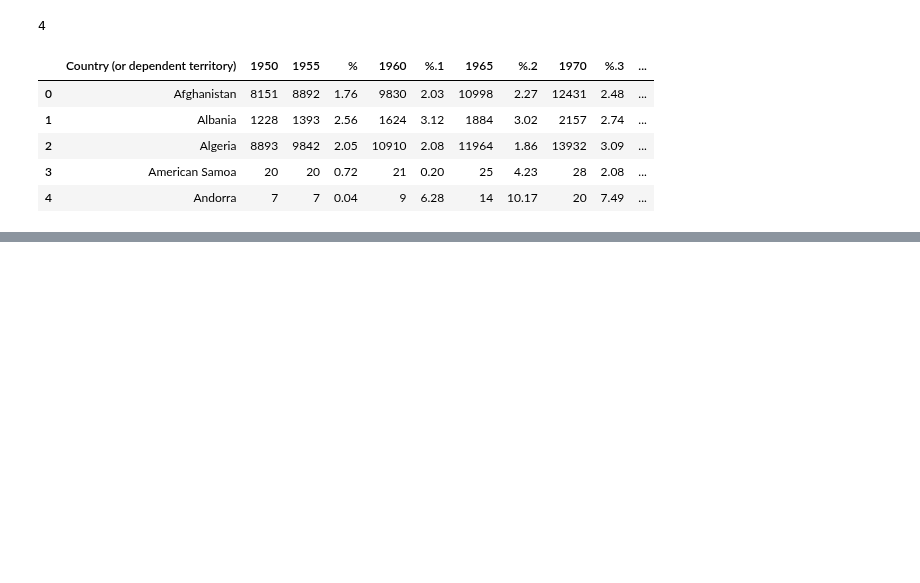
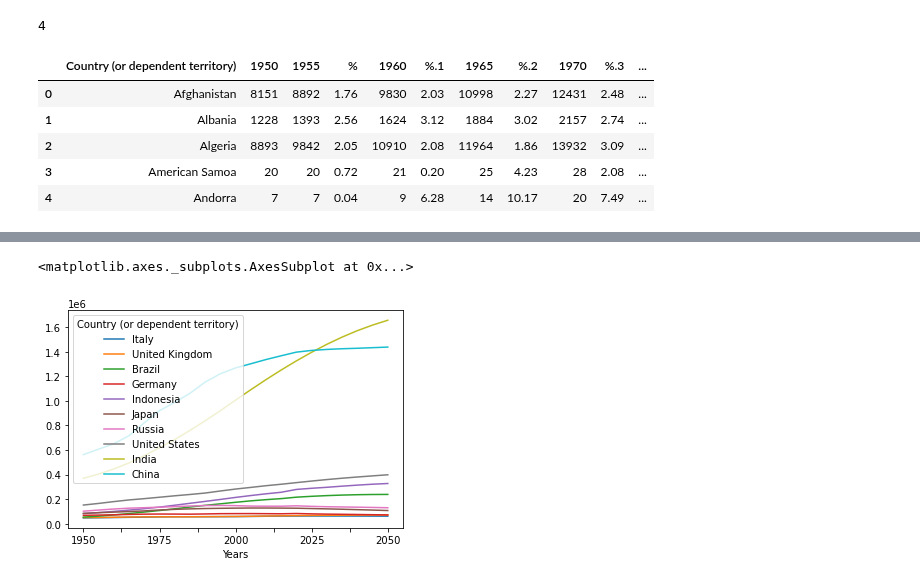
Before and after one commit to Prakhar-Saxena/CollegeAssignments, a Jupyter notebook: INFO212/assn3/INFO212-Assignment3.ipynb, the cells around one changed output, grey strips where cells are left out. Saved outputs shown, nothing was run; the diff lists cells and outputs as text; code cells hidden in the pictures; blank space fills up the shorter version.

```diff
--- a/INFO212/assn3/INFO212-Assignment3.ipynb
+++ b/INFO212/assn3/INFO212-Assignment3.ipynb
@@ -104,0 +129,3 @@ wiki[0].head()
+# %%
+a = wiki[0].set_index('Country (or dependent territory)').join(wiki[1].set_index('Country (or dependent territory)'), lsuffix='_1', rsuffix='_2')
+a.set_index('Country (or dependent territory)').join(wiki[2].set_index('Country (or dependent territory)'), rsuffix='_3')
@@ -104,0 +142,3 @@ wiki[0].head()
+# %%
+all = wiki[0].append(wiki[1]).append(wiki[2])
+all
@@ -104,0 +163,3 @@ wiki[0].head()
+# %%
+wikiall =  pd.concat([wiki[0], wiki[1], wiki[2]], axis=1, join='inner')
+wikiall.iloc[:,[0, 1, 2, 4, 6, 8, 10, 12, 15, 17, 19, 21, 23, 25, 27, 30, 32, 34, 36, 38, 40, 42]]
@@ -104,0 +182,4 @@ wiki[0].head()
+# %%
+top10 = (wikiall.sort_values(by=['1950']).tail(11).head(10))#.filter(regex=r'\d\d\d\d')
+top10 = top10.iloc[:,[0, 1, 2, 4, 6, 8, 10, 12, 15, 17, 19, 21, 23, 25, 27, 30, 32, 34, 36, 38, 40, 42]]
+top10
@@ -105,3 +199,25 @@ wiki[0].head()
+# %%
+# plt.scatter(x, y, s=area, c=colors, alpha=0.5)
+# plt.title('Scatter plot pythonspot.com')
+# plt.xlabel('x')
+# plt.ylabel('y')
+# plt.show()
+top10T = top10.transpose()
+top10T.columns = top10T.iloc[0]
+# print(list(top10T.columns.values))
+# top10T.columns.values[-1] = 'Years'
+# top10T.rename(index={0:'Date'})
+# top10T.rename(index={0:'Date'})
+# top10T.index.names = ['Years']
+top10T = top10T.drop(top10T.index[0])
+# top10T.rename(columns={99:'Japan', 164: 'Russia', '215': 'United States', '89': 'India', '41': 'China'})
+top10T.plot()
+# top10T
+
+http://queirozf.com/entries/pandas-dataframe-plot-examples-with-matplotlib-pyplot
+# %% [output]
+<matplotlib.axes._subplots.AxesSubplot at 0x...>
+[figure, added]
 # %% [markdown]
 #### Question 2:
 The file `nobelprize-laureate.json` is a JSON file containing the information about Nobel Prize laureates. Create a Pandas DataFrame from the JSON file and complete the following steps:
```
Also changed, not shown: parts of 10 cells of this notebook.
